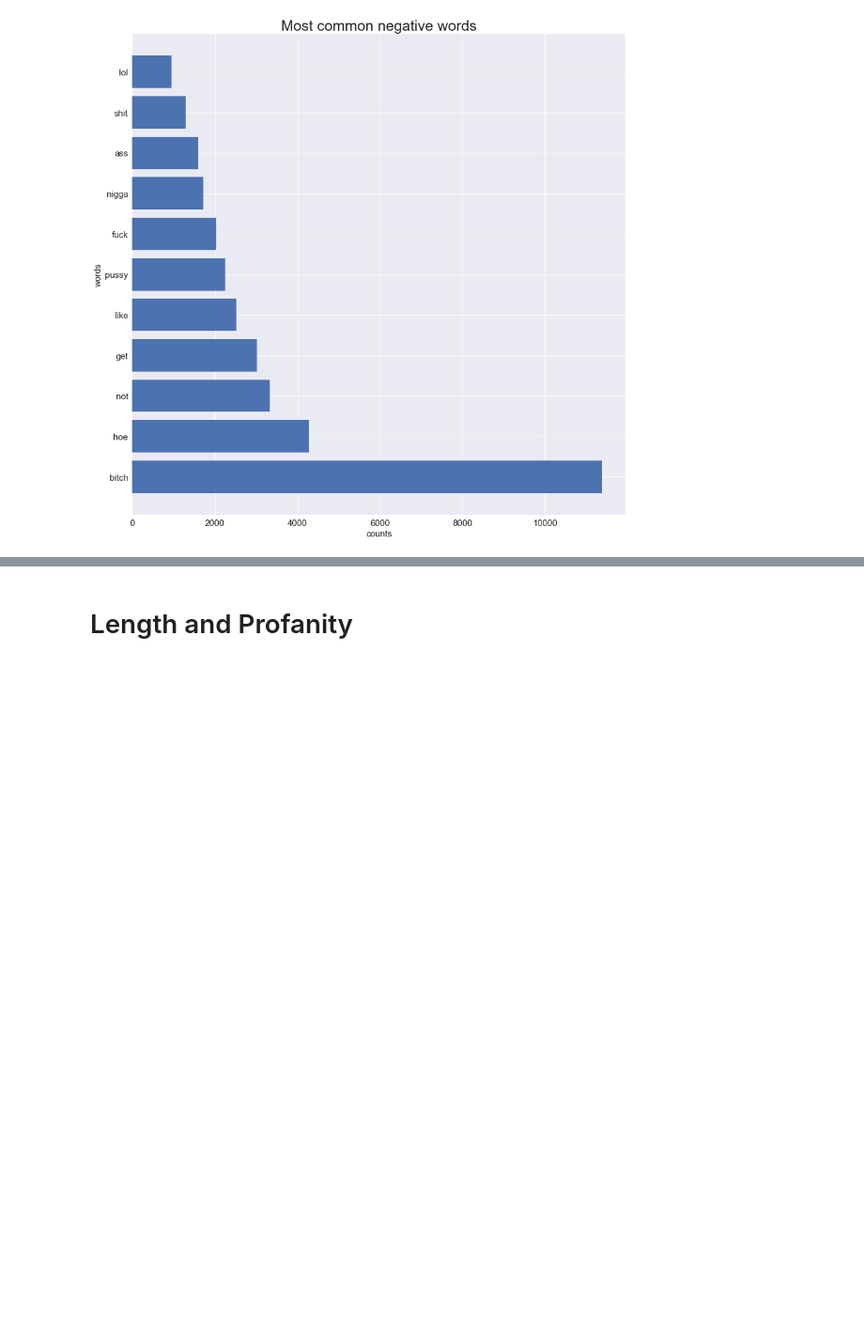
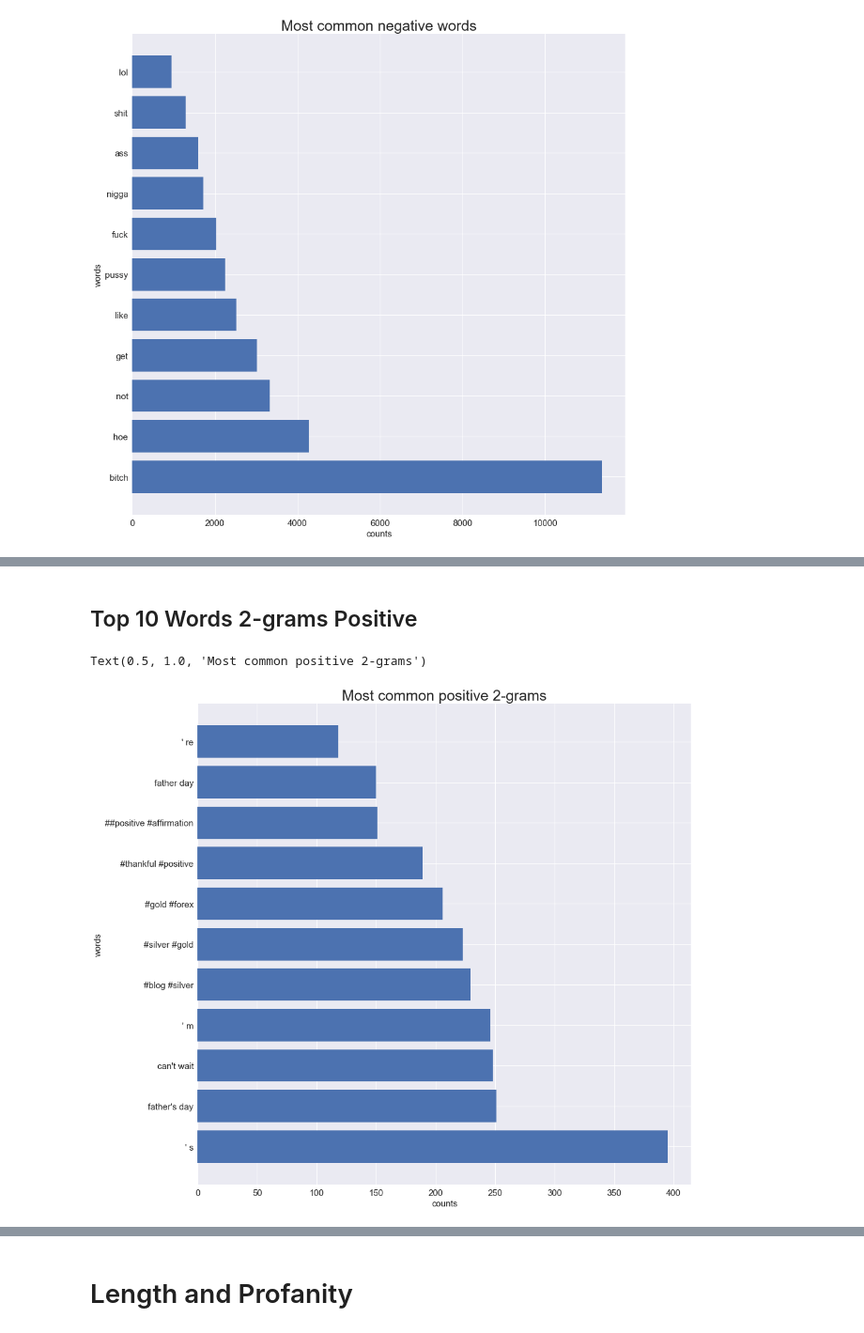
Before and after one commit to matteomm/twitter_sentiment_analysis_hatespeech, a Jupyter notebook: notebooks/EDA.ipynb, the cells around one changed output, grey strips where cells are left out. Shown at 94% size. Cells and saved outputs as stored; diff of their text form; code cells hidden in the pictures; blank space fills up the shorter version.

```diff
--- a/notebooks/EDA.ipynb
+++ b/notebooks/EDA.ipynb
@@ -363,0 +373,3 @@ plot_word_cloud(tokens_neg,100)
+# %%
+df_pos_for_2_grams = df_pos[['no_handle_no_special_no_sin_ash', 'lemmatized_1', 'tweet_without_stopwords']]
+df_pos_for_2_grams
@@ -363,0 +392,10 @@ plot_word_cloud(tokens_neg,100)
+# %%
+df_pos_for_2_grams['tweet_without_stopwords'] = df_pos_for_2_grams['tweet_without_stopwords'].str.replace("# ", "#")
+df_pos_for_2_grams['tweet_without_stopwords'] = df_pos_for_2_grams['tweet_without_stopwords'].str.replace(" n't", "n't")
+df_pos_for_2_grams['tweet_without_stopwords'] = df_pos_for_2_grams['tweet_without_stopwords'].str.replace(" '", "'")
+df_pos_for_2_grams['tweet_without_stopwords'] = df_pos_for_2_grams['tweet_without_stopwords'].str.replace("gon na", "gonna")
+df_pos_for_2_grams['tweet_without_stopwords'] = df_pos_for_2_grams['tweet_without_stopwords'].str.replace("' m", "'m")
+df_pos_for_2_grams['tweet_without_stopwords'] = df_pos_for_2_grams['tweet_without_stopwords'].str.replace("' ve", "'ve")
+df_pos_for_2_grams['tweet_without_stopwords'] = df_pos_for_2_grams['tweet_without_stopwords'].str.replace("' re", "'re")
+df_pos_for_2_grams['tweet_without_stopwords'] = df_pos_for_2_grams['tweet_without_stopwords'].str.replace("' ll", "'ll")
+df_pos_for_2_grams['tweet_without_stopwords'] = df_pos_for_2_grams['tweet_without_stopwords'].str.replace("wan na", "wanna")
@@ -363,0 +411,3 @@ plot_word_cloud(tokens_neg,100)
+# %%
+# creating 2-grams
+df_pos_for_2_grams['2_grams'] = df_pos_for_2_grams['tweet_without_stopwords'].apply(lambda x: [' '.join(ng) for ng in everygrams(tokenize_tweet(x), 2, 2)])
@@ -363,0 +430,3 @@ plot_word_cloud(tokens_neg,100)
+# %%
+tokens_2_gram = get_tokens_frequency_df(df_pos_for_2_grams['2_grams'])
+tokens_2_gram = tokens_2_gram.sort_values(by='token_count', ascending = False)
@@ -363,0 +523,19 @@ plot_word_cloud(tokens_neg,100)
+# %% [markdown]
+## Top 10 Words 2-grams Positive
+# %%
+top_10_pos_2 = tokens_2_gram[:11]
+
+fig, ax = plt.subplots(figsize = (15,15))
+
+plt.style.use('seaborn')
+ax.barh(top_10_pos_2['token'], top_10_pos_2['token_count'])
+plt.xlabel('counts', fontsize=15)
+plt.ylabel('words',fontsize=15)
+plt.xticks(fontsize=15)
+plt.yticks(fontsize=15)
+plt.title('Most common positive 2-grams', fontsize=25)
+
+#fig.savefig('yourfilename.png')
+# %% [output]
+Text(0.5, 1.0, 'Most common positive 2-grams')
+[figure, added]
```
Also changed, not shown: parts of 66 cells of this notebook, 3 other files.
